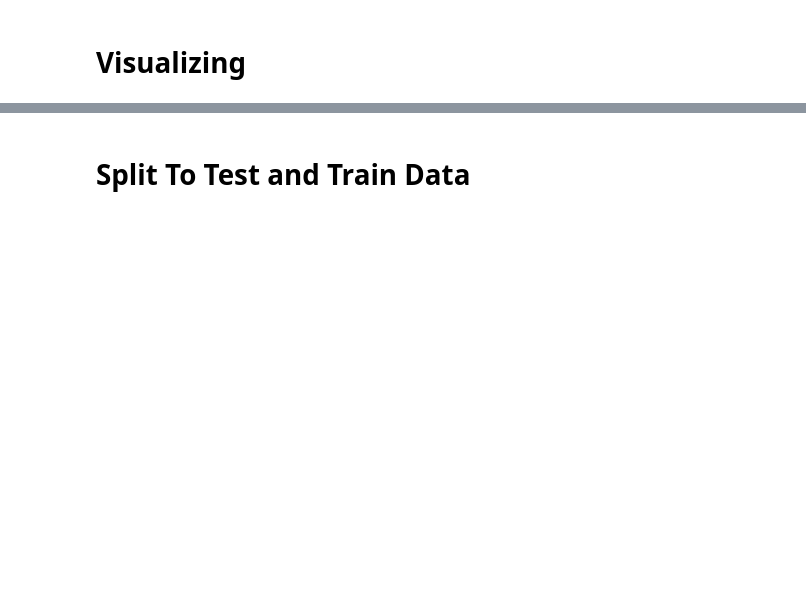
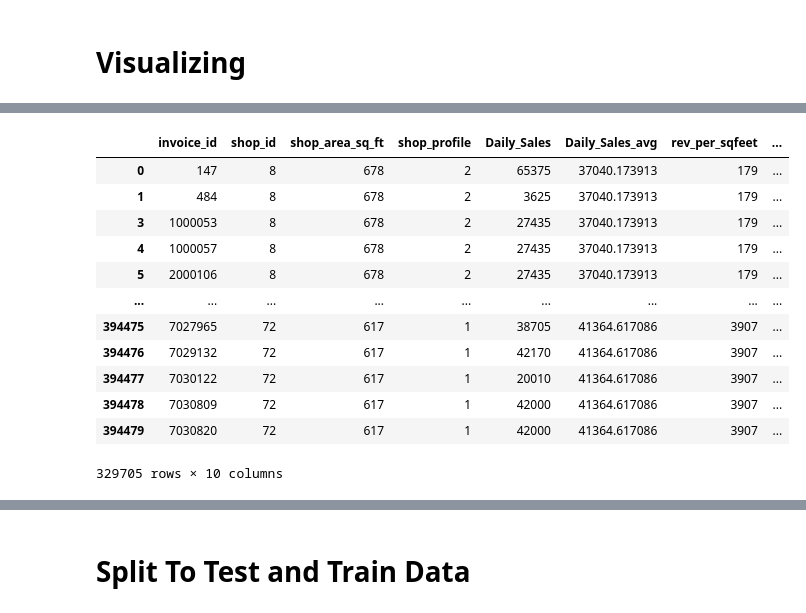
Before and after one commit to codened/DataStorm-4.0, a Jupyter notebook: stormingRoundDay_2/DataStorm_4_0 - Gunshumal.ipynb, the cells around one changed output, grey strips where cells are left out. Drawn from its saved outputs; the diff is of its cells as text; code cells hidden in the pictures; blank space fills up the shorter version.

```diff
--- a/stormingRoundDay_2/DataStorm_4_0 - Gunshumal.ipynb
+++ b/stormingRoundDay_2/DataStorm_4_0 - Gunshumal.ipynb
@@ -61,7 +106,7 @@ merged_df['customer_id'] = le.fit_transform(merged_df['customer_id'])
 # %%
 merged_df['shop_id'] = merged_df['shop_id'].str.replace(r'^SHOP', '').astype(int)
 # %%
-merged_df['shop_profile'] = merged_df['shop_profile'].replace({'High': 0, 'Moderate': 1, 'Low': 2})
+merged_df['shop_profile'] = merged_df['shop_profile'].replace({'High': 1, 'Moderate': 2, 'Low': 3})
 merged_df['shop_profile'] = merged_df['shop_profile'].fillna(0.0).astype(int)
 merged_df['invoice_id'] = merged_df['invoice_id'].astype(int)
 # %%
@@ -194,6 +404,25 @@ plt.show()
 # %%
 # Drop highly co related features
 cleanedDF = merged_df.drop(['avd_daily_custemers','transaction_date','revnew','item_price','item_description','quantity_sold','full_price','customer_id'], axis=1)
+# %%
+# drop duplicates
+cleanedDF.drop_duplicates(inplace=True)
+# %%
+cleanedDF
+# %% [output]
+|  | invoice_id | shop_id | shop_area_sq_ft | shop_profile | Daily_Sales | Daily_Sales_avg | rev_per_sqfeet | ... |
+| 0 | 147 | 8 | 678 | 2 | 65375 | 37040.173913 | 179 | ... |
+| 1 | 484 | 8 | 678 | 2 | 3625 | 37040.173913 | 179 | ... |
+| 3 | 1000053 | 8 | 678 | 2 | 27435 | 37040.173913 | 179 | ... |
+| 4 | 1000057 | 8 | 678 | 2 | 27435 | 37040.173913 | 179 | ... |
+| 5 | 2000106 | 8 | 678 | 2 | 27435 | 37040.173913 | 179 | ... |
+| ... | ... | ... | ... | ... | ... | ... | ... | ... |
+| 394475 | 7027965 | 72 | 617 | 1 | 38705 | 41364.617086 | 3907 | ... |
+| 394476 | 7029132 | 72 | 617 | 1 | 42170 | 41364.617086 | 3907 | ... |
+| 394477 | 7030122 | 72 | 617 | 1 | 20010 | 41364.617086 | 3907 | ... |
+| 394478 | 7030809 | 72 | 617 | 1 | 42000 | 41364.617086 | 3907 | ... |
+| 394479 | 7030820 | 72 | 617 | 1 | 42000 | 41364.617086 | 3907 | ... |
+329705 rows × 10 columns
 # %%
 # Create correlation matrix
 corr = cleanedDF.corr()
```
Also changed, not shown: parts of 98 cells of this notebook.
